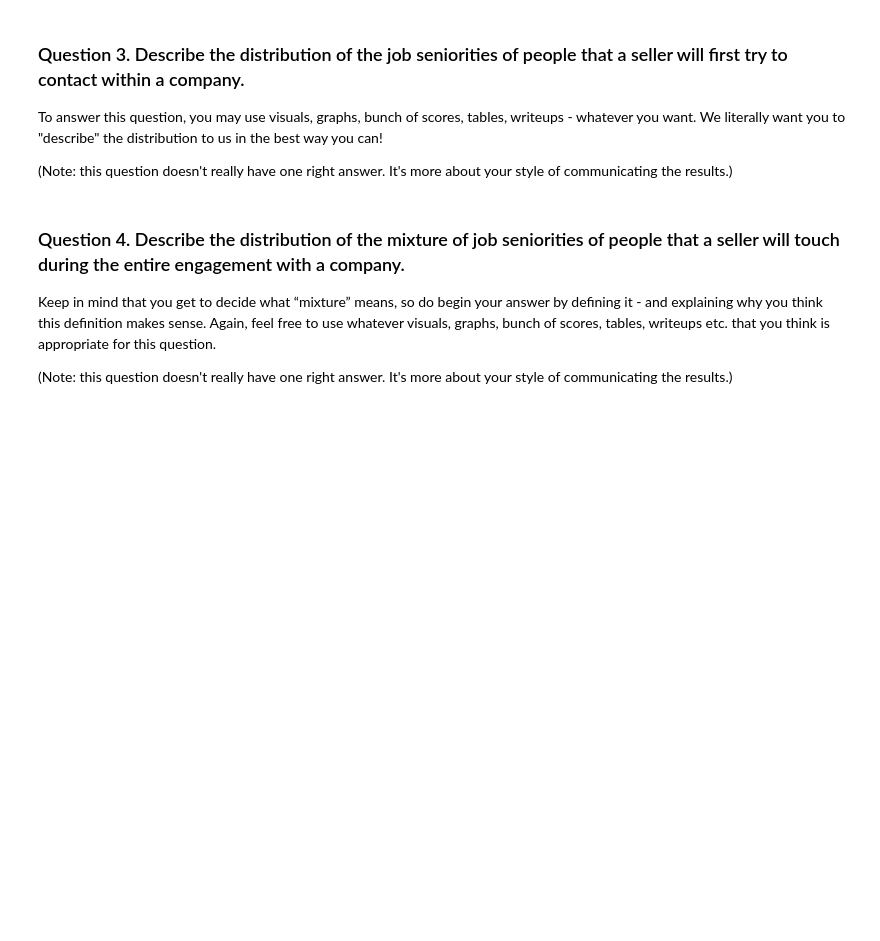
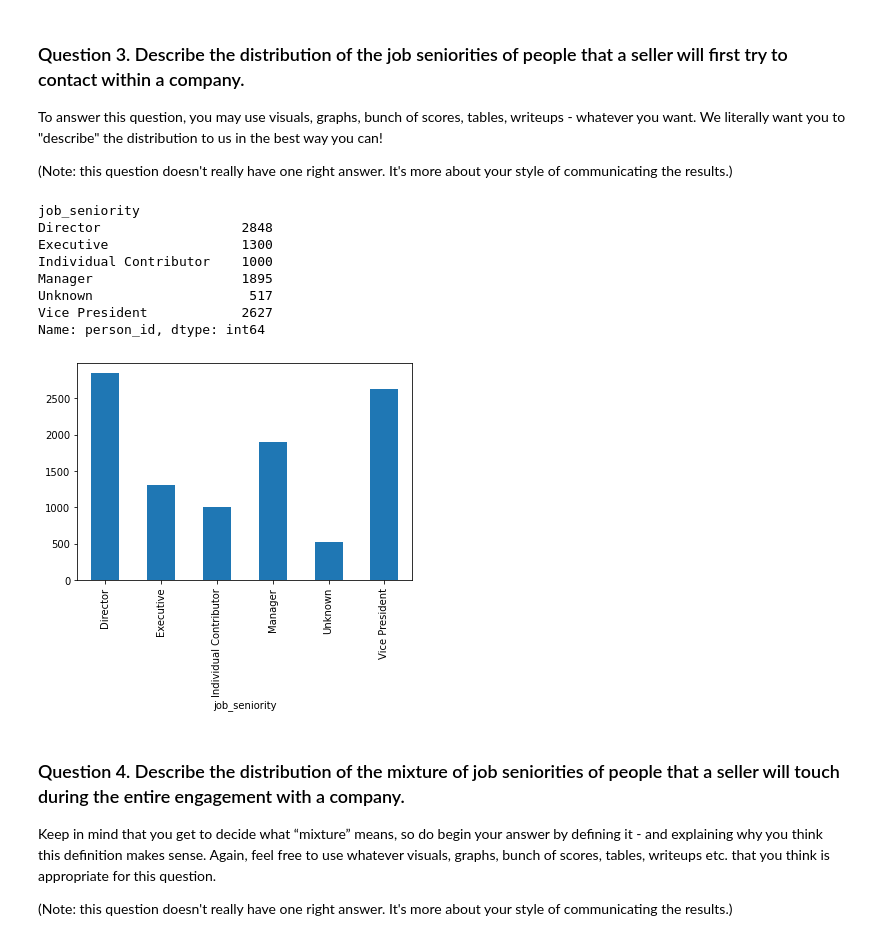
Before and after one commit to utcsox/DataScienceProjects, a Jupyter notebook: notebooks/exercise.ipynb, the cells around one changed output. Cells and saved outputs as stored; diff of their text form; code cells hidden in the pictures; blank space fills up the shorter version.

```diff
--- a/notebooks/exercise.ipynb
+++ b/notebooks/exercise.ipynb
@@ -58,21 +60,22 @@ touches.head()
 # %% [markdown]
 ### Question 1. Find the most common industry out of all the companies that were `contacted`.
 # %%
-# step 1: filter touches table by status = completed
+# step 1: filter touches table by status = completed and filtered out status that are skipped and reassigned
 # step 2: inner join touches_completed table with persons table on person_id
 # step 3: inner join touches_completed_person table with companies table on id
-# touches_completed = touches[touches['status'] == 'completed']
 
-# touches_completed_persons = pd.merge(touches_completed, persons, left_on = 'person_id', right_on ='id')
-# touches_completed_persons.drop(['id_x', 'id_y'], axis = 1, inplace=True)
 
-# touches_completed_persons_companies = pd.merge(touches_completed_persons, companies, left_on = 'company_id', right_on ='id')
-# touches_completed_persons_companies.drop(['id'], axis = 1, inplace=True)
+touches_completed = touches[touches['status'] == 'completed']
+touches_completed_persons = pd.merge(touches_completed, persons, left_on = 'person_id', right_on ='id')
+touches_completed_persons.drop(['id_x', 'id_y'], axis = 1, inplace=True)
 
-# company_industry = touches_completed_persons_companies[['company_id', 'industry']]
-# unique_company_industry = company_industry.drop_duplicates()
+touches_completed_persons_companies = pd.merge(touches_completed_persons, companies, left_on = 'company_id', right_on ='id')
+touches_completed_persons_companies.drop(['id'], axis = 1, inplace=True)
 
-#print(unique_company_industry[unique_company_industry['industry'] == 'Internet Software & Services'].shape)
+company_industry = touches_completed_persons_companies[['company_id', 'industry']]
+unique_company_industry = company_industry.drop_duplicates()
+
+print(unique_company_industry[unique_company_industry['industry'] == 'Internet Software & Services'].shape)
 
 answer = unique_company_industry.groupby('industry').count().sort_values('company_id').iloc[-1, :].name
 
@@ -99,6 +103,19 @@ Sellers use Other method when they are making their first touch with a person
 To answer this question, you may use visuals, graphs, bunch of scores, tables, writeups - whatever you want. We literally want you to "describe" the distribution to us in the best way you can!
 
 (Note: this question doesn't really have one right answer. It's more about your style of communicating the results.)
+# %%
+touches_companies_earliest_date.groupby('job_seniority').size().plot.bar()
+touches_companies_earliest_date.groupby('job_seniority').count().iloc[:, 0]
+# %% [output]
+job_seniority
+Director                  2848
+Executive                 1300
+Individual Contributor    1000
+Manager                   1895
+Unknown                    517
+Vice President            2627
+Name: person_id, dtype: int64
+[figure, added]
 # %% [markdown]
 ### Question 4. Describe the distribution of the mixture of job seniorities of people that a seller will touch during the entire engagement with a company.
 Keep in mind that you get to decide what “mixture” means, so do begin your answer by defining it - and explaining why you think this definition makes sense. Again, feel free to use whatever visuals, graphs, bunch of scores, tables, writeups etc. that you think is appropriate for this question.
```
Also changed, not shown: parts of 23 cells of this notebook, 1 other file.
